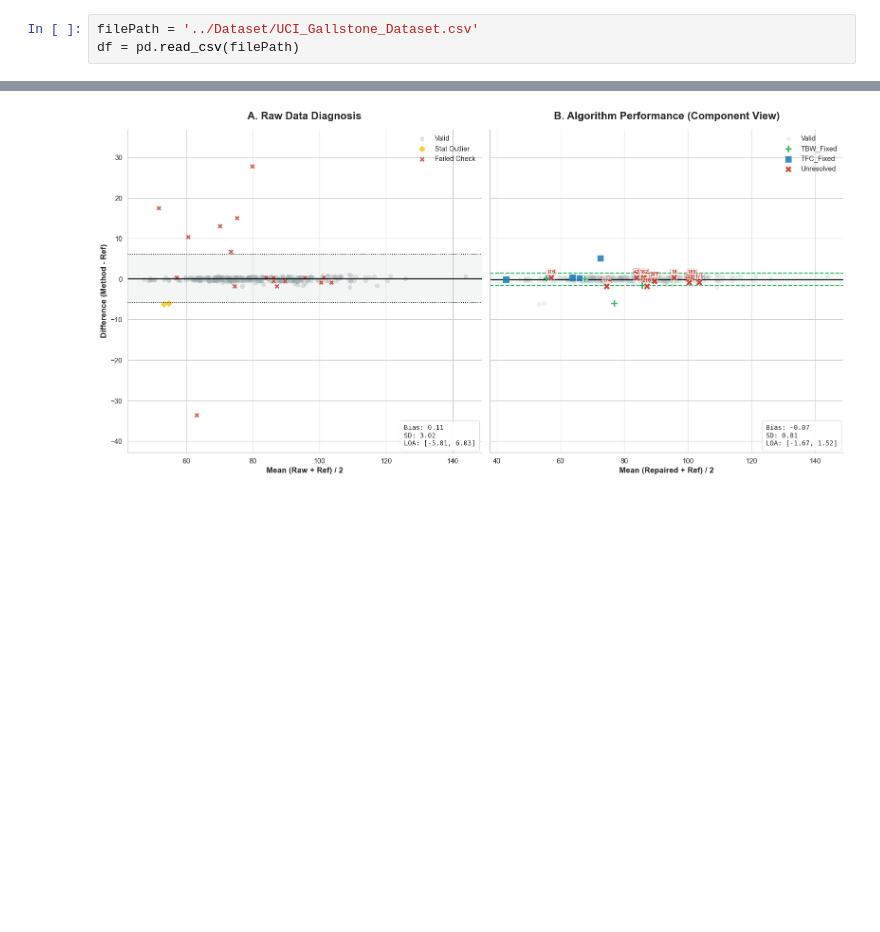
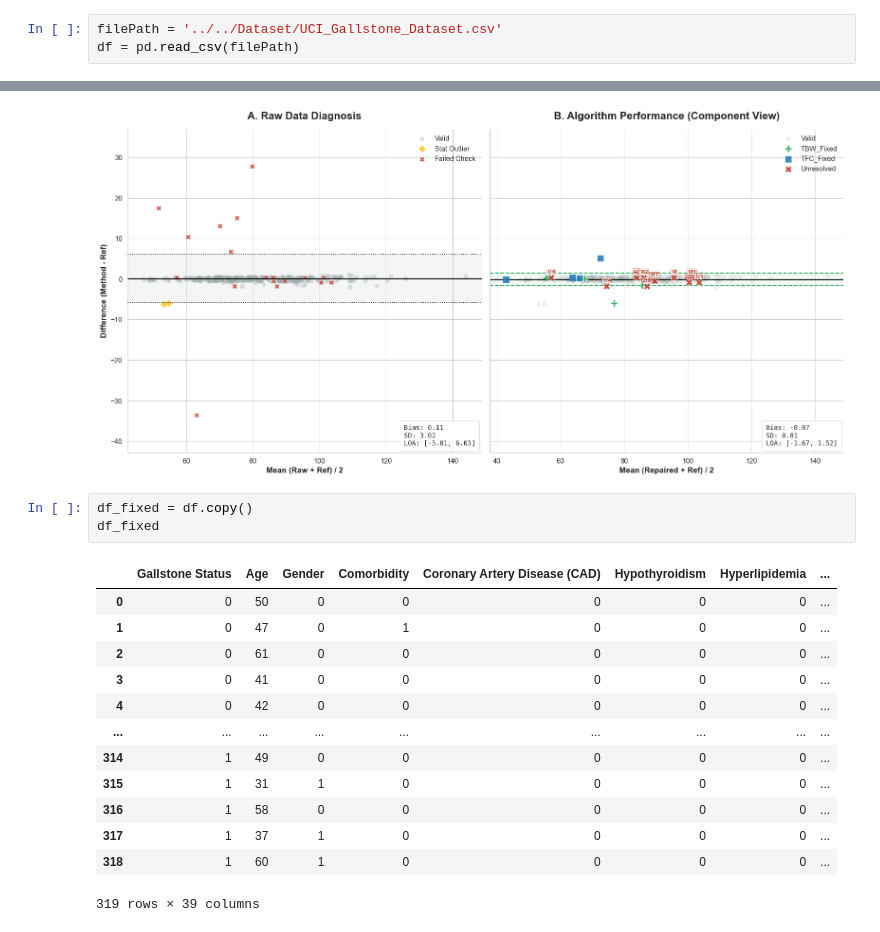
Before and after one commit to youquanneu/COMP3200_Individual_Project, a Jupyter notebook: Pipeline/Data/FeaturesAnalysis2.ipynb, the cells around one changed output, grey strips where cells are left out. Cells and saved outputs as stored; diff of their text form; blank space fills up the shorter version.

```diff
--- a/Pipeline/FeaturesAnalysis2.ipynb
+++ b/Pipeline/Data/FeaturesAnalysis2.ipynb
@@ -443,7 +442,7 @@ def _Bland_Altman_comparison(dataframe, col_mean_raw, col_diff_raw, col_mean_fix
     plt.tight_layout()
     plt.show()
 # %%
-filePath = '../Dataset/UCI_Gallstone_Dataset.csv'
+filePath = '../../Dataset/UCI_Gallstone_Dataset.csv'
 df = pd.read_csv(filePath)
 # %%
 df_bioimpedance = df[[
@@ -900,3 +893,20 @@ _Bland_Altman_comparison(
 )
 # %% [output]
 [figure]
+# %%
+df_fixed = df.copy()
+df_fixed
+# %% [output]
+|  | Gallstone Status | Age | Gender | Comorbidity | Coronary Artery Disease (CAD) | Hypothyroidism | Hyperlipidemia | ... |
+| 0 | 0 | 50 | 0 | 0 | 0 | 0 | 0 | ... |
+| 1 | 0 | 47 | 0 | 1 | 0 | 0 | 0 | ... |
+| 2 | 0 | 61 | 0 | 0 | 0 | 0 | 0 | ... |
+| 3 | 0 | 41 | 0 | 0 | 0 | 0 | 0 | ... |
+| 4 | 0 | 42 | 0 | 0 | 0 | 0 | 0 | ... |
+| ... | ... | ... | ... | ... | ... | ... | ... | ... |
+| 314 | 1 | 49 | 0 | 0 | 0 | 0 | 0 | ... |
+| 315 | 1 | 31 | 1 | 0 | 0 | 0 | 0 | ... |
+| 316 | 1 | 58 | 0 | 0 | 0 | 0 | 0 | ... |
+| 317 | 1 | 37 | 1 | 0 | 0 | 0 | 0 | ... |
+| 318 | 1 | 60 | 1 | 0 | 0 | 0 | 0 | ... |
+319 rows × 39 columns
```
Also changed, not shown: parts of 6 cells of this notebook, 9 other files.
